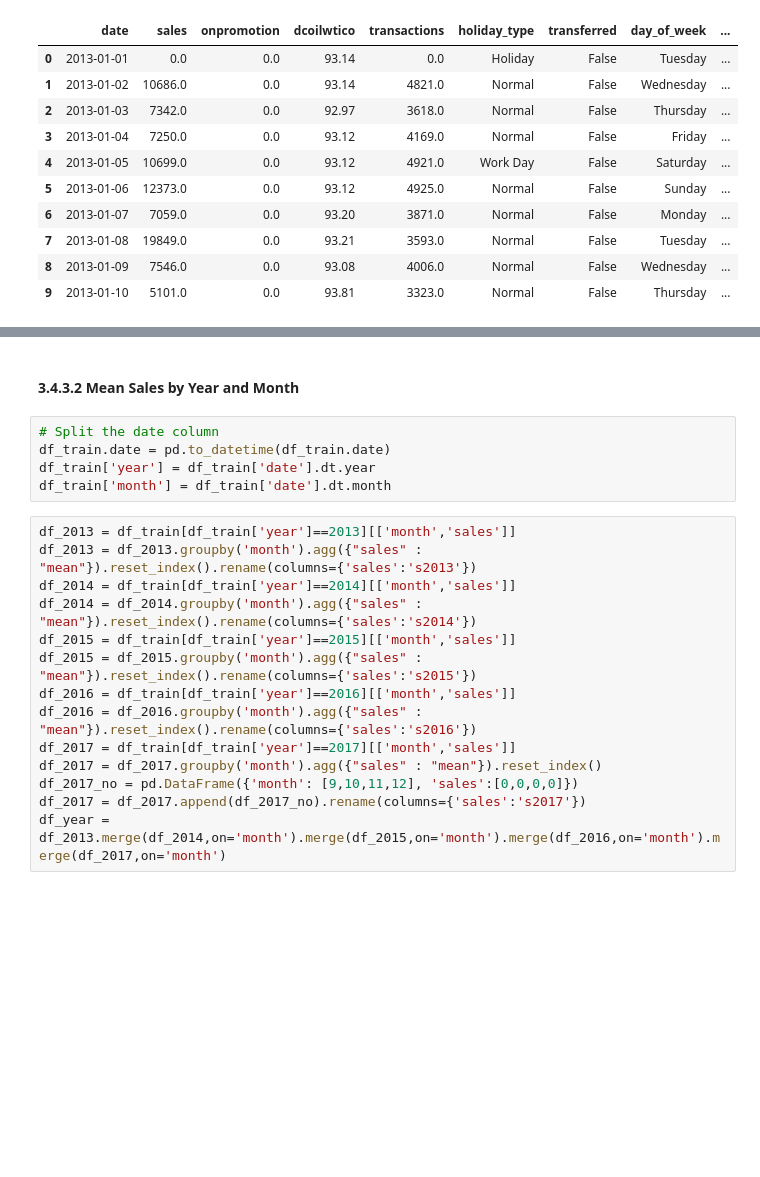
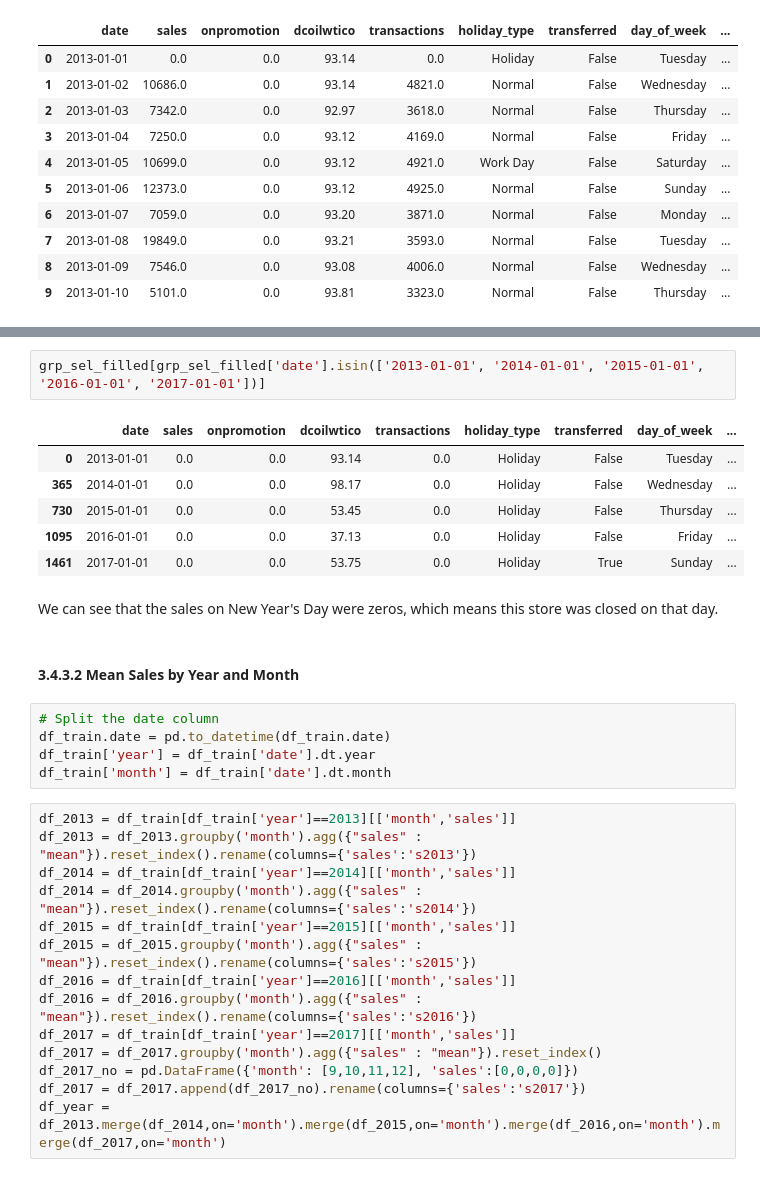
Before and after one commit to zxie9/Capstone-Project-Two, a Jupyter notebook: Notebooks/3. Exploratory Data Analysis.ipynb, the cells around one changed output, grey strips where cells are left out. Drawn from its saved outputs; the diff is of its cells as text; blank space fills up the shorter version.

```diff
--- a/Notebooks/3. Exploratory Data Analysis.ipynb
+++ b/Notebooks/3. Exploratory Data Analysis.ipynb
@@ -486,10 +492,21 @@ grp_sel_filled.head(10)
+# %%
+grp_sel_filled[grp_sel_filled['date'].isin(['2013-01-01', '2014-01-01', '2015-01-01', '2016-01-01', '2017-01-01'])]
+# %% [output]
+|  | date | sales | onpromotion | dcoilwtico | transactions | holiday_type | transferred | day_of_week | ... |
+| 0 | 2013-01-01 | 0.0 | 0.0 | 93.14 | 0.0 | Holiday | False | Tuesday | ... |
+| 365 | 2014-01-01 | 0.0 | 0.0 | 98.17 | 0.0 | Holiday | False | Wednesday | ... |
+| 730 | 2015-01-01 | 0.0 | 0.0 | 53.45 | 0.0 | Holiday | False | Thursday | ... |
+| 1095 | 2016-01-01 | 0.0 | 0.0 | 37.13 | 0.0 | Holiday | False | Friday | ... |
+| 1461 | 2017-01-01 | 0.0 | 0.0 | 53.75 | 0.0 | Holiday | True | Sunday | ... |
+# %% [markdown]
+We can see that the sales on New Year's Day were zeros, which means this store was closed on that day.
 # %% [markdown]
 #### 3.4.3.2 Mean Sales by Year and Month<a id='3.4.3.2'></a>
-# %%
-# Split the date column
-df_train.date = pd.to_datetime(df_train.date)
-df_train['year'] = df_train['date'].dt.year
-df_train['month'] = df_train['date'].dt.month
+# %%
+# Split the date column
+df_train.date = pd.to_datetime(df_train.date)
+df_train['year'] = df_train['date'].dt.year
+df_train['month'] = df_train['date'].dt.month
 # %%
 df_2013 = df_train[df_train['year']==2013][['month','sales']]
 df_2013 = df_2013.groupby('month').agg({"sales" : "mean"}).reset_index().rename(columns={'sales':'s2013'})
```
Also changed, not shown: parts of 17 cells of this notebook.
